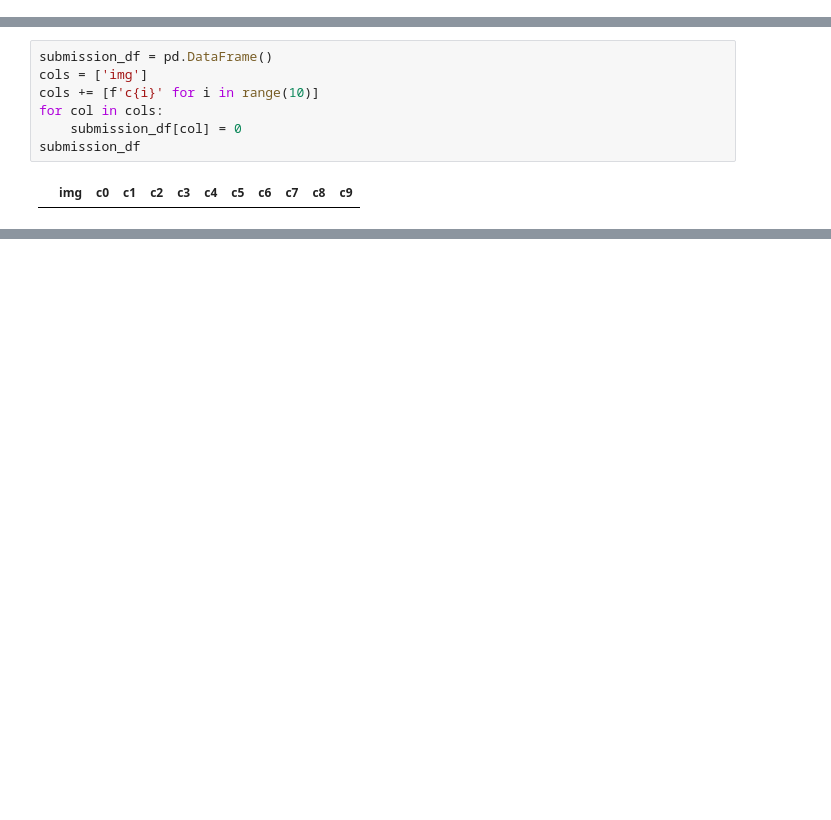
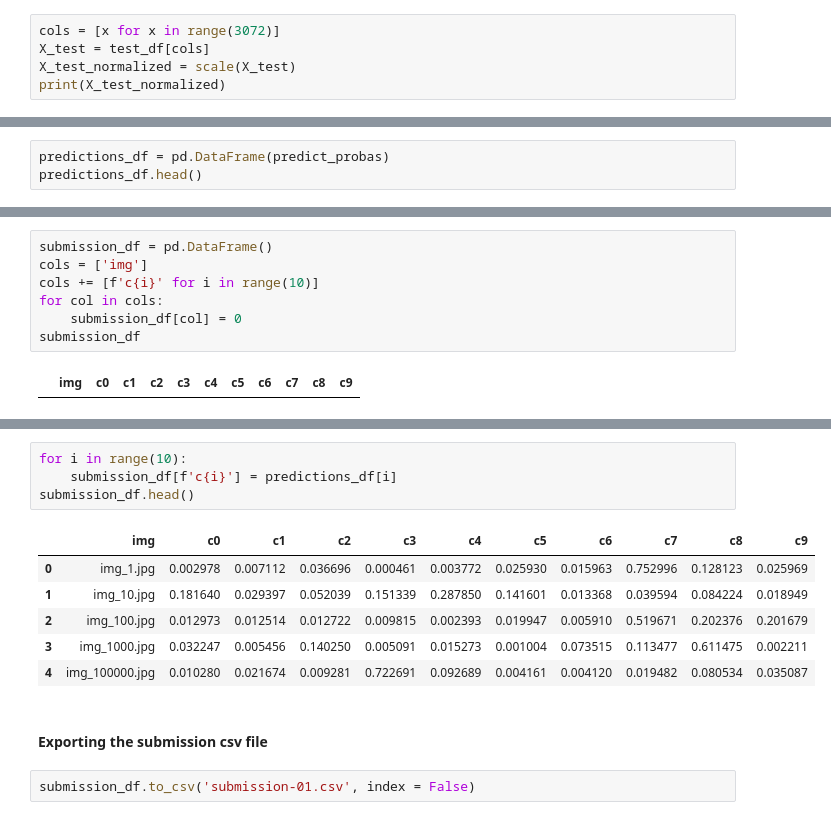
Before and after one commit to jesus-r-mendoza/State-Farm-Distracted-Driver-Detection, a Jupyter notebook: src/ipynb/UsingBestSVC.ipynb, the cells around one changed output, grey strips where cells are left out. Saved outputs shown, nothing was run; the diff lists cells and outputs as text; blank space fills up the shorter version.

```diff
--- a/src/ipynb/UsingBestSVC.ipynb
+++ b/src/ipynb/UsingBestSVC.ipynb
@@ -226,0 +212,5 @@ print(X_test_normalized)
+# %%
+cols = [x for x in range(3072)]
+X_test = test_df[cols]
+X_test_normalized = scale(X_test)
+print(X_test_normalized)
@@ -243,0 +251,3 @@ print(predict_probas)
+# %%
+predictions_df = pd.DataFrame(predict_probas)
+predictions_df.head()
@@ -252,0 +280,15 @@ submission_df
+# %%
+for i in range(10):
+    submission_df[f'c{i}'] = predictions_df[i]
+submission_df.head()
+# %% [output]
+|  | img | c0 | c1 | c2 | c3 | c4 | c5 | c6 | c7 | c8 | c9 |
+| 0 | img_1.jpg | 0.002978 | 0.007112 | 0.036696 | 0.000461 | 0.003772 | 0.025930 | 0.015963 | 0.752996 | 0.128123 | 0.025969 |
+| 1 | img_10.jpg | 0.181640 | 0.029397 | 0.052039 | 0.151339 | 0.287850 | 0.141601 | 0.013368 | 0.039594 | 0.084224 | 0.018949 |
+| 2 | img_100.jpg | 0.012973 | 0.012514 | 0.012722 | 0.009815 | 0.002393 | 0.019947 | 0.005910 | 0.519671 | 0.202376 | 0.201679 |
+| 3 | img_1000.jpg | 0.032247 | 0.005456 | 0.140250 | 0.005091 | 0.015273 | 0.001004 | 0.073515 | 0.113477 | 0.611475 | 0.002211 |
+| 4 | img_100000.jpg | 0.010280 | 0.021674 | 0.009281 | 0.722691 | 0.092689 | 0.004161 | 0.004120 | 0.019482 | 0.080534 | 0.035087 |
+# %% [markdown]
+#### Exporting the submission csv file
+# %%
+submission_df.to_csv('submission-01.csv', index = False)
```
Also changed, not shown: parts of 11 cells of this notebook, 1 other file.
